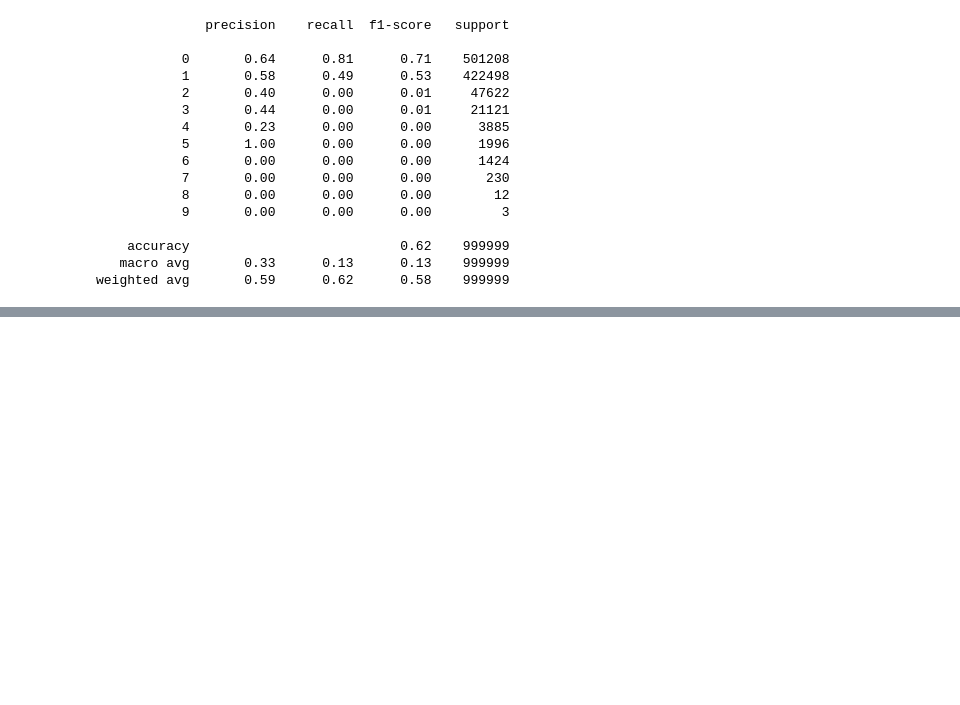
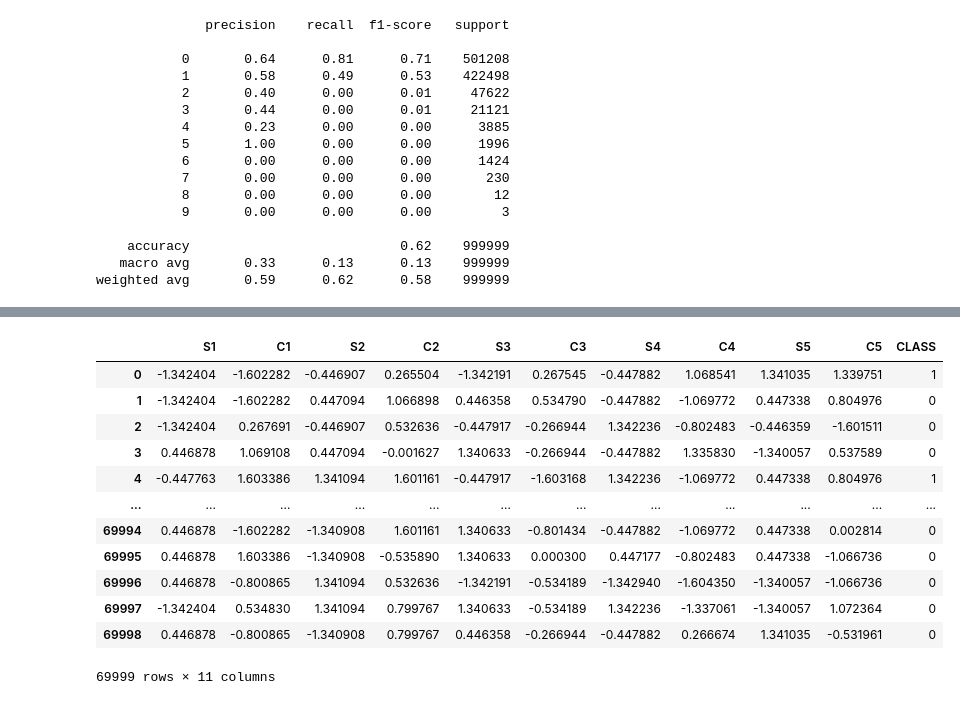
Before and after one commit to ajag408/PokerClass, a Jupyter notebook: Poker-Class-Prediction-Master.ipynb, the cells around one changed output, grey strips where cells are left out. Drawn from its saved outputs; the diff is of its cells as text; code cells hidden in the pictures; blank space fills up the shorter version.

```diff
--- a/Poker-Class-Prediction-Master.ipynb
+++ b/Poker-Class-Prediction-Master.ipynb
@@ -490,0 +481,18 @@ weighted avg       0.59      0.62      0.58    999999
+# %%
+samp_test = pd.read_csv('./Data/sample-test-data.csv', delimiter=",")
+samp_test.columns = ['S1', 'C1', 'S2', 'C2', 'S3', 'C3', 'S4', 'C4', 'S5', 'C5', 'CLASS']
+samp_test
+# %% [output]
+|  | S1 | C1 | S2 | C2 | S3 | C3 | S4 | C4 | S5 | C5 | CLASS |
+| 0 | -1.342404 | -1.602282 | -0.446907 | 0.265504 | -1.342191 | 0.267545 | -0.447882 | 1.068541 | 1.341035 | 1.339751 | 1 |
+| 1 | -1.342404 | -1.602282 | 0.447094 | 1.066898 | 0.446358 | 0.534790 | -0.447882 | -1.069772 | 0.447338 | 0.804976 | 0 |
+| 2 | -1.342404 | 0.267691 | -0.446907 | 0.532636 | -0.447917 | -0.266944 | 1.342236 | -0.802483 | -0.446359 | -1.601511 | 0 |
+| 3 | 0.446878 | 1.069108 | 0.447094 | -0.001627 | 1.340633 | -0.266944 | -0.447882 | 1.335830 | -1.340057 | 0.537589 | 0 |
+| 4 | -0.447763 | 1.603386 | 1.341094 | 1.601161 | -0.447917 | -1.603168 | 1.342236 | -1.069772 | 0.447338 | 0.804976 | 1 |
+| ... | ... | ... | ... | ... | ... | ... | ... | ... | ... | ... | ... |
+| 69994 | 0.446878 | -1.602282 | -1.340908 | 1.601161 | 1.340633 | -0.801434 | -0.447882 | -1.069772 | 0.447338 | 0.002814 | 0 |
+| 69995 | 0.446878 | 1.603386 | -1.340908 | -0.535890 | 1.340633 | 0.000300 | 0.447177 | -0.802483 | 0.447338 | -1.066736 | 0 |
+| 69996 | 0.446878 | -0.800865 | 1.341094 | 0.532636 | -1.342191 | -0.534189 | -1.342940 | -1.604350 | -1.340057 | -1.066736 | 0 |
+| 69997 | -1.342404 | 0.534830 | 1.341094 | 0.799767 | 1.340633 | -0.534189 | 1.342236 | -1.337061 | -1.340057 | 1.072364 | 0 |
+| 69998 | 0.446878 | -0.800865 | -1.340908 | 0.799767 | 0.446358 | -0.266944 | -0.447882 | 0.266674 | 1.341035 | -0.531961 | 0 |
+69999 rows × 11 columns
```
Also changed, not shown: parts of 4 cells of this notebook.
